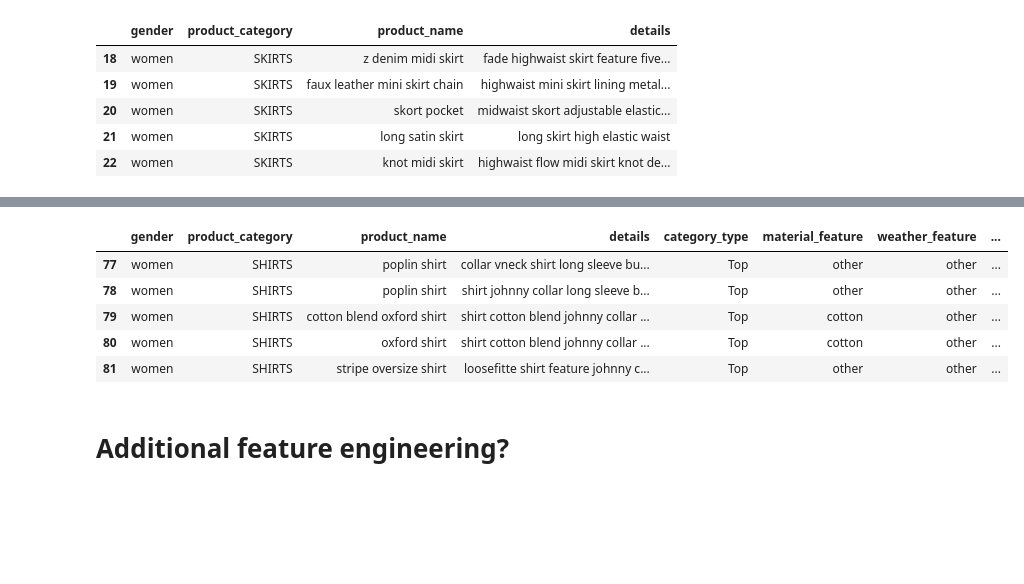
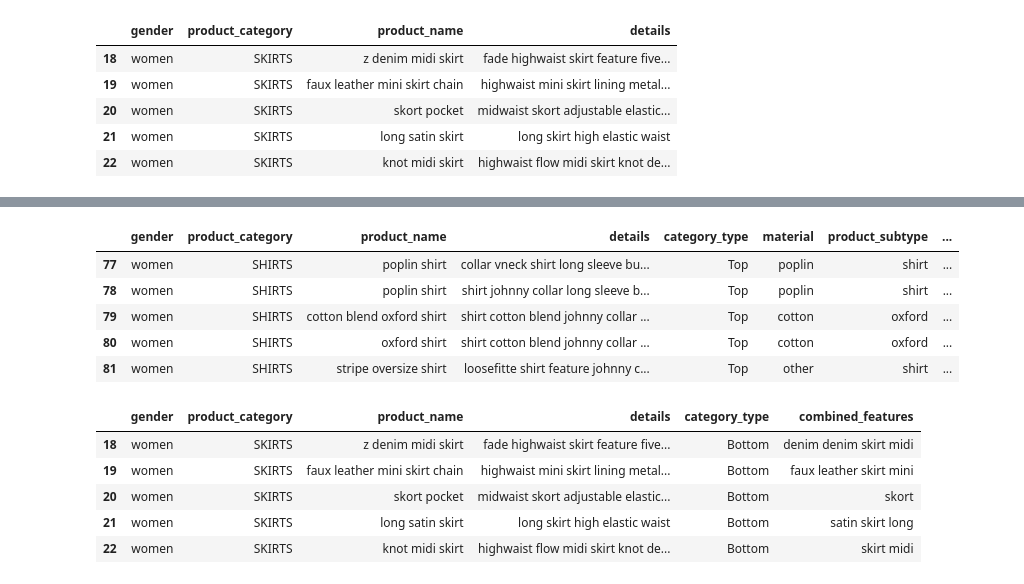
Before and after one commit to pawarsp/what-to-wear-today, a Jupyter notebook: notebook/preprocessing_clothes.ipynb, the cells around one changed output, grey strips where cells are left out. Saved outputs shown, nothing was run; the diff lists cells and outputs as text; code cells hidden in the pictures; blank space fills up the shorter version.

Commit message:
feature egineering: clothes features combined

```diff
--- a/notebook/preprocessing_clothes.ipynb
+++ b/notebook/preprocessing_clothes.ipynb
@@ -96,8 +96,6 @@ import spacy
 
 nlp = spacy.load("en_core_web_sm", disable=["parser", "ner"])
 
-clothes_path = "/home/kloor/code/pawarsp/what-to-wear-today/raw_data/clothes.csv"
-clothes = pd.read_csv(clothes_path)
 
 # Basic cleaning: lowercase, remove punctuation, strip
 def basic_clean(text):
@@ -133,7 +131,14 @@ def preprocess_spacy(text):
 clothes["product_name_clean"] = clothes["product_name"].apply(preprocess_spacy)
 clothes["details_clean"] = clothes["details"].apply(preprocess_spacy)
 
-save_path = os.path.join(os.path.dirname(clothes_path), "clothes.csv")
-clothes.to_csv(save_path, index=False)
-print(f"Preprocessing complete and saved to '{save_path}'")
+
+clothes.drop(columns=["product_name", "details", "link", "product_images", "price", "unnamed:_0" ], inplace=True)
+clothes.rename(columns={"product_name_clean": "product_name", "details_clean": "details"}, inplace=True)
+
+
+drop_categories = ['PERFUMESNEW', 'ACCESSORIES_JEWELLERY', 'BEAUTY', 'BAGS', 'PERFUMES', 'BAGS_BACKPACKS']
+
+clothes = clothes[~clothes["product_category"].str.upper().isin(drop_categories)]
+
+clothes.head()
 # %% [output]
@@ -435,19 +409,16 @@ clothes_features.to_csv("clothes_features.csv", index=False)
 # %%
 # SELECT PARTICULAR CATEGORIES
 
-
-for cat in clothes["category_type"].unique():
-    var_name = cat.replace(" ", "_").lower() + "_df"
-    globals()[var_name] = clothes_features[clothes["category_type"] == cat].copy()
+for cat in clothes_features["product_category"].unique():
+    var_name = cat.replace(" ", "_") + "_df"
+    globals()[var_name] = clothes_features[clothes["product_category"] == cat].copy()
 
 
-top_df.head()
+SHIRTS_df.head()
 # %% [output]
-|  | gender | product_category | product_name | details | category_type | material_feature | weather_feature | ... |
-| 77 | women | SHIRTS | poplin shirt | collar vneck shirt long sleeve bu... | Top | other | other | ... |
-| 78 | women | SHIRTS | poplin shirt | shirt johnny collar long sleeve b... | Top | other | other | ... |
-| 79 | women | SHIRTS | cotton blend oxford shirt | shirt cotton blend johnny collar ... | Top | cotton | other | ... |
-| 80 | women | SHIRTS | oxford shirt | shirt cotton blend johnny collar ... | Top | cotton | other | ... |
-| 81 | women | SHIRTS | stripe oversize shirt | loosefitte shirt feature johnny c... | Top | other | other | ... |
+|  | gender | product_category | product_name | details | category_type | material | product_subtype | ... |
+| 77 | women | SHIRTS | poplin shirt | collar vneck shirt long sleeve bu... | Top | poplin | shirt | ... |
+| 78 | women | SHIRTS | poplin shirt | shirt johnny collar long sleeve b... | Top | poplin | shirt | ... |
+| 79 | women | SHIRTS | cotton blend oxford shirt | shirt cotton blend johnny collar ... | Top | cotton | oxford | ... |
+| 80 | women | SHIRTS | oxford shirt | shirt cotton blend johnny collar ... | Top | cotton | oxford | ... |
+| 81 | women | SHIRTS | stripe oversize shirt | loosefitte shirt feature johnny c... | Top | other | shirt | ... |
-# %% [markdown]
-# Additional feature engineering?
@@ -503,0 +425,17 @@ coverage_mapping = {
+# %%
+clothes_df = clothes_features.assign(
+    combined_features=clothes_features[["material","product_subtype","weather_feature","coverage_feature"]]
+    .astype(str).agg(" ".join, axis=1)
+    .str.replace(r"\bother\b", "", regex=True).str.replace(r"\s+", " ", regex=True).str.strip()
+).drop(columns=["material","product_subtype","weather_feature","coverage_feature"])
+
+clothes_df.to_csv("clothes_features_combined.csv", index=False)
+
+clothes_df.head()
+# %% [output]
+|  | gender | product_category | product_name | details | category_type | combined_features |
+| 18 | women | SKIRTS | z denim midi skirt | fade highwaist skirt feature five... | Bottom | denim denim skirt midi |
+| 19 | women | SKIRTS | faux leather mini skirt chain | highwaist mini skirt lining metal... | Bottom | faux leather skirt mini |
+| 20 | women | SKIRTS | skort pocket | midwaist skort adjustable elastic... | Bottom | skort |
+| 21 | women | SKIRTS | long satin skirt | long skirt high elastic waist | Bottom | satin skirt long |
+| 22 | women | SKIRTS | knot midi skirt | highwaist flow midi skirt knot de... | Bottom | skirt midi |
```
Also changed, not shown: parts of 16 cells of this notebook.
